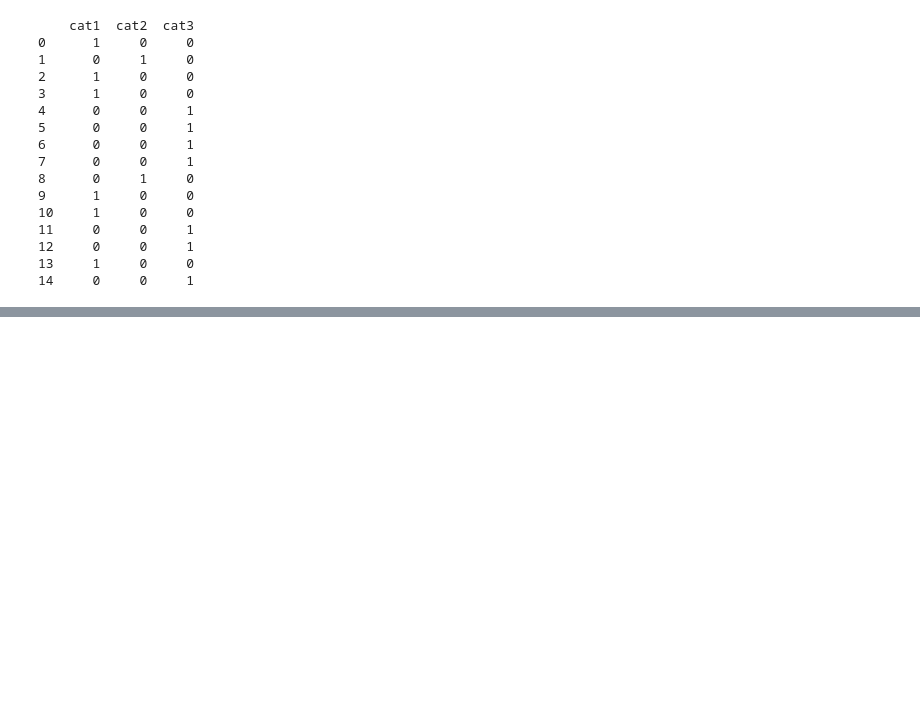
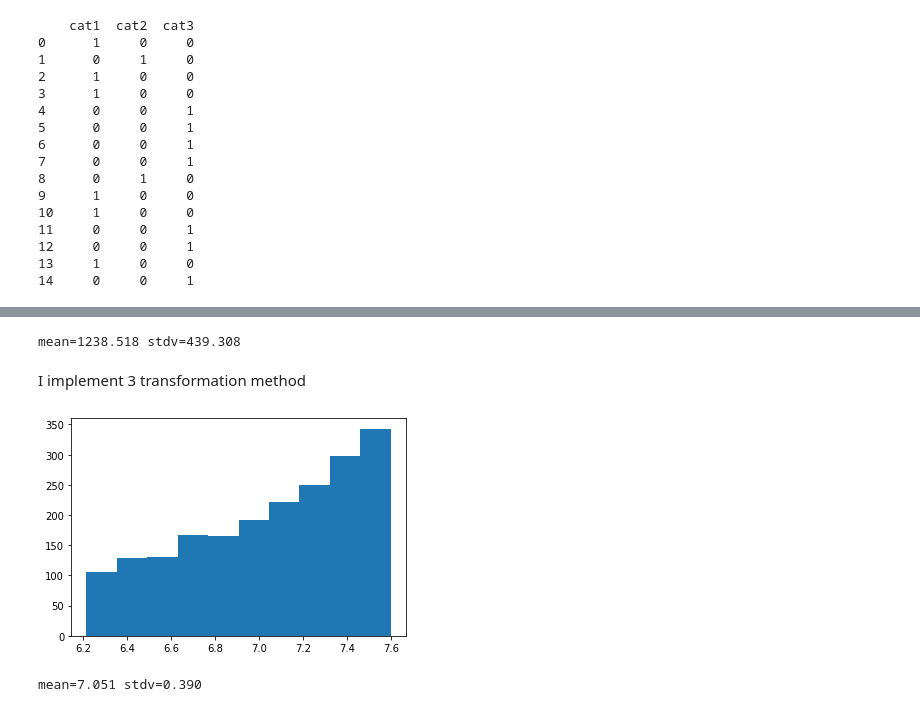
Before and after one commit to MahdyShayesteh/SBU_DataMining_Python, a Jupyter notebook: SVM_Hard_margin_and_Soft_margin.ipynb, the cells around one changed output, grey strips where cells are left out. Saved outputs shown, nothing was run; the diff lists cells and outputs as text; code cells hidden in the pictures; blank space fills up the shorter version.

```diff
--- a/SVM_Hard_margin_and_Soft_margin.ipynb
+++ b/SVM_Hard_margin_and_Soft_margin.ipynb
@@ -137,0 +177,23 @@ print(y.head(15))
+# %%
+from numpy import mean
+from numpy import std
+
+data = df.battery_power
+print('mean=%.3f stdv=%.3f' % (mean(data), std(data)))
+# %% [output]
+mean=1238.518 stdv=439.308
+# %% [markdown]
+I implement 3 transformation method
+# %%
+df['battery_power_log'] = np.log(df['battery_power'])
+df['battery_power_log2'] = np.log2(df['battery_power'])
+df['battery_power_sqrt'] = np.sqrt(df['battery_power'])
+# %%
+data = df.battery_power_log
+
+plt.hist(data)
+plt.show()
+print('mean=%.3f stdv=%.3f' % (mean(data), std(data)))
+# %% [output]
+[figure, added]
+mean=7.051 stdv=0.390
```
Also changed, not shown: parts of 11 cells of this notebook.
